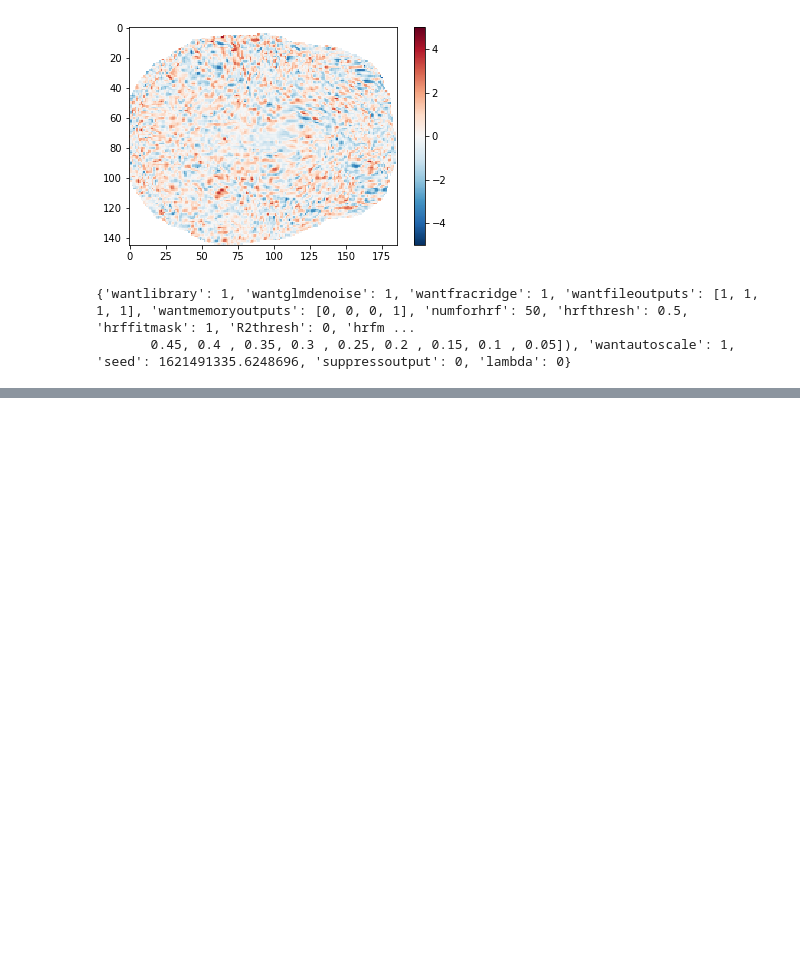
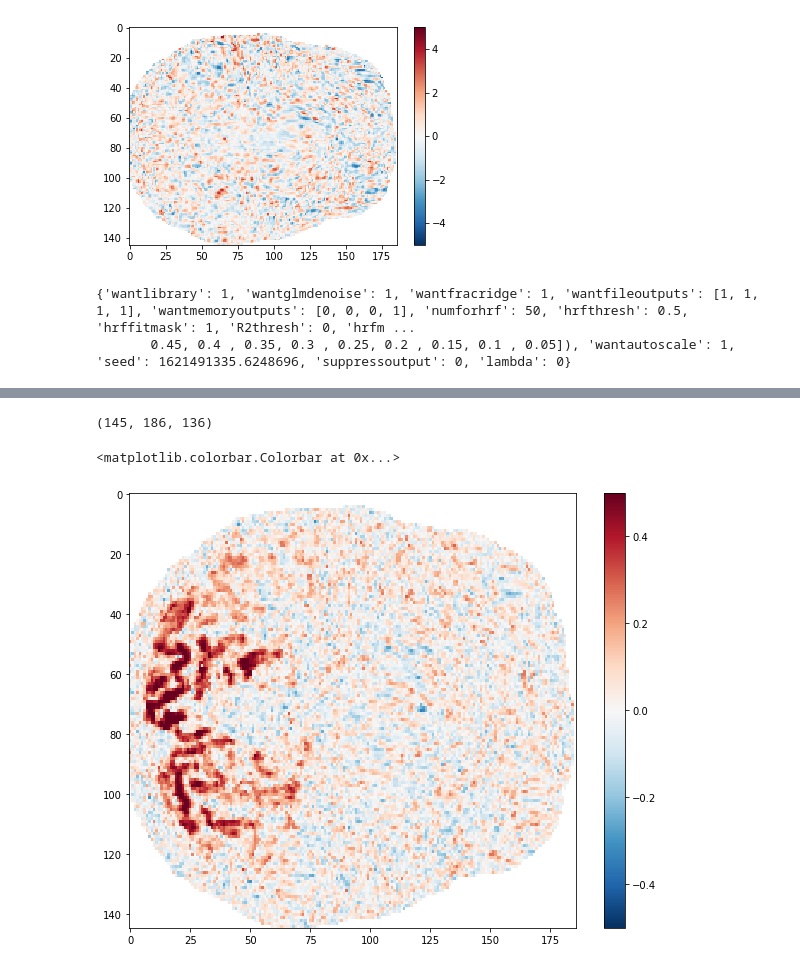
Before and after one commit to jacob-prince/GLMsingle, a Jupyter notebook: examples/example1.ipynb, the cells around one changed output, grey strips where cells are left out. Saved outputs shown, nothing was run; the diff lists cells and outputs as text; code cells hidden in the pictures; blank space fills up the shorter version.

Commit message:
added reliability fn and plot

```diff
--- a/examples/example1.ipynb
+++ b/examples/example1.ipynb
@@ -247,0 +237,50 @@ elapsed time:  00:45:57
+# %%
+rep_conds = unique_conds[cond_counts > 1]
+
+rep_betas = dict()
+
+for cond in rep_conds:
+    rep_betas[cond] = []
+    idxs = np.argwhere(cond_idx == cond)
+    for idx in idxs:
+        rep_betas[cond].append(np.squeeze(betas[:,:,idx]))
+
+    # if a third rep is available, average with the second rep
+    if len(rep_betas[cond]) > 2:
+        rep_betas[cond][1] = np.nanmean(np.stack(rep_betas[cond][1:],axis=2),axis=2)
+        rep_betas[cond] = rep_betas[cond][:2]
+# %%
+splitA = []
+splitB = []
+
+for cond in rep_conds:
+    splitA.append(rep_betas[cond][0])
+    splitB.append(rep_betas[cond][1])
+
+splitA = np.stack(splitA,axis=2)
+splitB = np.stack(splitB,axis=2)
+
+print(splitA.shape)
+# %% [output]
+(145, 186, 136)
+# %%
+voxel_reliabilities = np.empty(splitA.shape[:2])
+
+for i in range(splitA.shape[0]):
+    for j in range(splitB.shape[1]):
+        vox_splitA = splitA[i,j]
+        vox_splitB = splitB[i,j]
+        goodidx = np.logical_and(np.logical_not(np.isnan(vox_splitA)),
+                                 np.logical_not(np.isnan(vox_splitB)))
+
+        r = np.corrcoef(vox_splitA[goodidx],
+                        vox_splitB[goodidx])[1,0]
+
+        voxel_reliabilities[i,j] = r
+# %%
+plt.figure(figsize=(10,8))
+plt.imshow(voxel_reliabilities,aspect='auto',cmap='RdBu_r',clim=(-0.5,0.5))
+plt.colorbar()
+# %% [output]
+<matplotlib.colorbar.Colorbar at 0x...>
+[figure, added]
```
Also changed, not shown: parts of 7 cells of this notebook.
